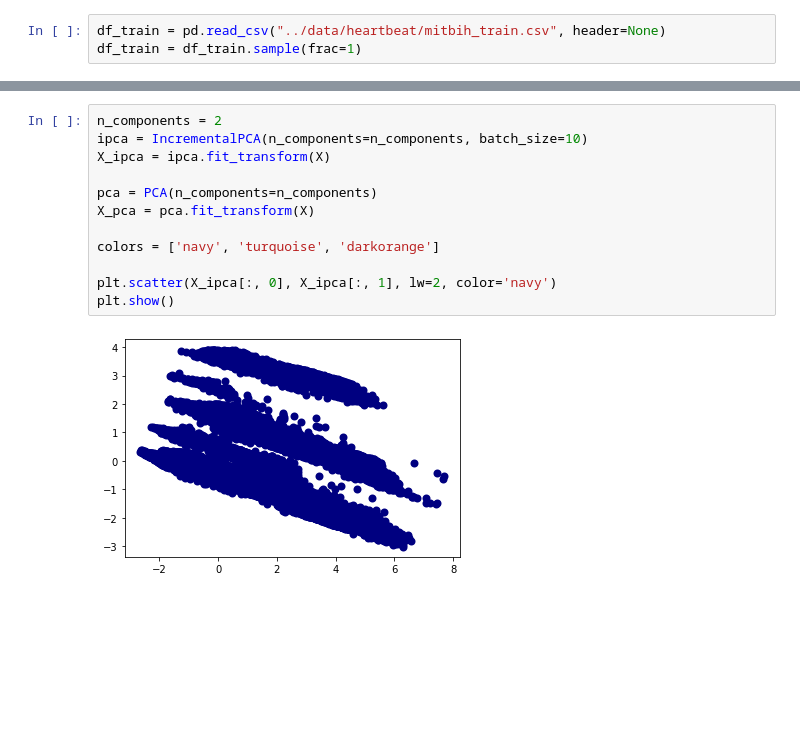
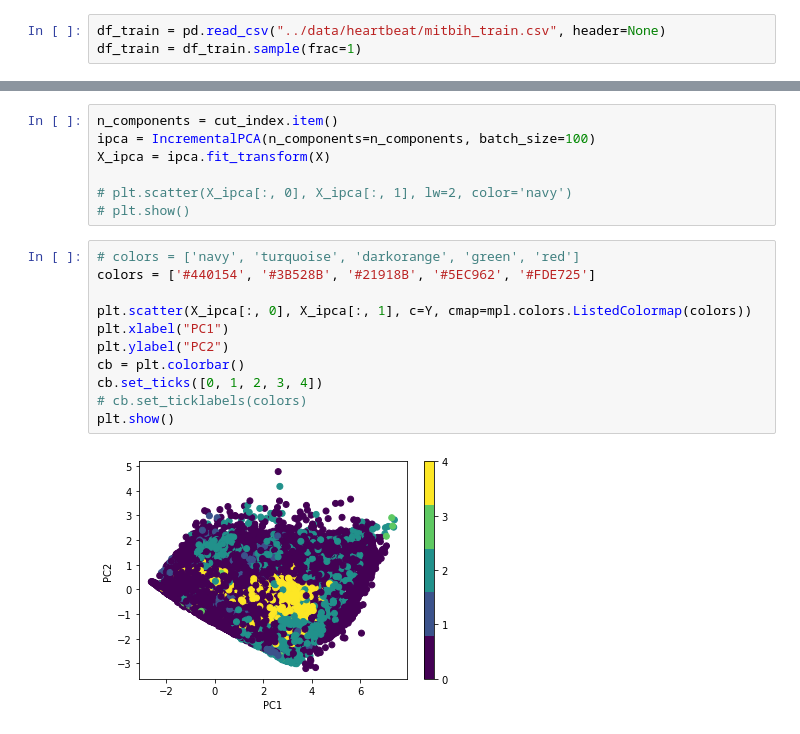
Before and after one commit to nkdnnlr/ECG-Heartbeat-Classification, a Jupyter notebook: ECG_Heartbeat_Classification/data_exploration_mibih.ipynb, the cells around one changed output, grey strips where cells are left out. Drawn from its saved outputs; the diff is of its cells as text; blank space fills up the shorter version.

```diff
--- a/ECG_Heartbeat_Classification/data_exploration_mibih.ipynb
+++ b/ECG_Heartbeat_Classification/data_exploration_mibih.ipynb
@@ -76,17 +69,23 @@ TypeError: float() argument must be a string or a number, not 'PCA'
 # %%
-n_components = 2
-ipca = IncrementalPCA(n_components=n_components, batch_size=10)
+n_components = cut_index.item()
+ipca = IncrementalPCA(n_components=n_components, batch_size=100)
 X_ipca = ipca.fit_transform(X)
 
-pca = PCA(n_components=n_components)
-X_pca = pca.fit_transform(X)
-
-colors = ['navy', 'turquoise', 'darkorange']
-
-plt.scatter(X_ipca[:, 0], X_ipca[:, 1], lw=2, color='navy')
-plt.show()
+# plt.scatter(X_ipca[:, 0], X_ipca[:, 1], lw=2, color='navy')
+# plt.show()
-# %% [output]
-[figure, removed]
+# %%
+# colors = ['navy', 'turquoise', 'darkorange', 'green', 'red']
+colors = ['#440154', '#3B528B', '#21918B', '#5EC962', '#FDE725']
+
+plt.scatter(X_ipca[:, 0], X_ipca[:, 1], c=Y, cmap=mpl.colors.ListedColormap(colors))
+plt.xlabel("PC1")
+plt.ylabel("PC2")
+cb = plt.colorbar()
+cb.set_ticks([0, 1, 2, 3, 4])
+# cb.set_ticklabels(colors)
+plt.show()
+# %% [output]
+[figure, added]
 # %%
 km = KMeans(n_clusters=5)
 y_pred = km.fit_predict(X=X_ipca)
```
Also changed, not shown: parts of 13 cells of this notebook.
